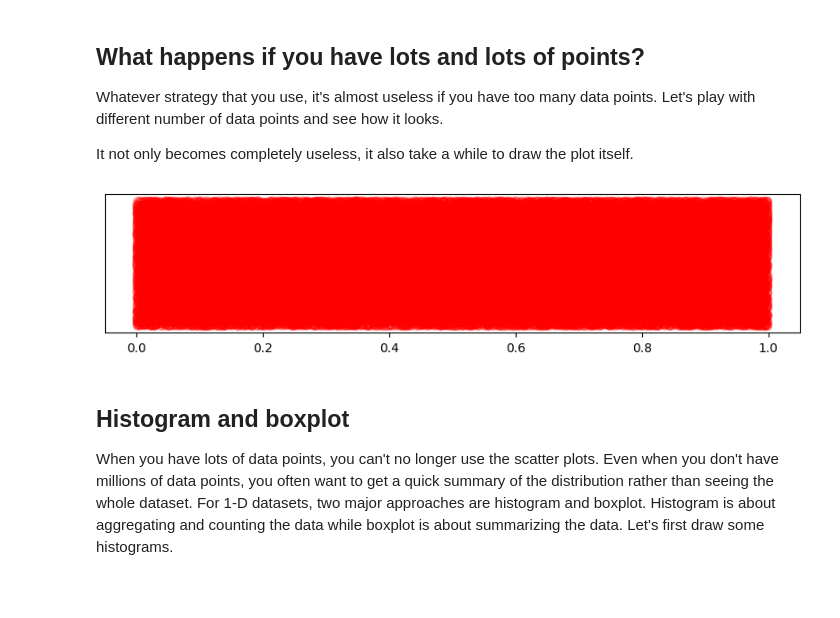
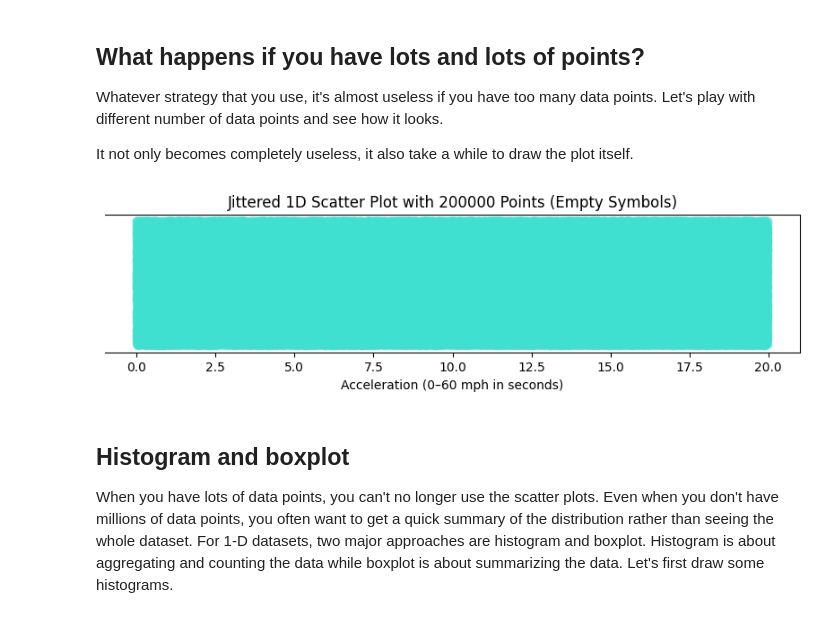
Before and after one commit to KSachin13/dataviz, a Jupyter notebook: docs/w06-encoding/assigment_m06A_visual_encoding.ipynb, the cells around one changed output. Drawn from its saved outputs; the diff is of its cells as text; code cells hidden in the pictures; blank space fills up the shorter version.

```diff
--- a/docs/w06-encoding/assigment_m06A_visual_encoding.ipynb
+++ b/docs/w06-encoding/assigment_m06A_visual_encoding.ipynb
@@ -169,15 +169,37 @@ plt.show()
 Whatever strategy that you use, it's almost useless if you have too many data points. Let's play with different number of data points and see how it looks.
 
 It not only becomes completely useless, it also take a while to draw the plot itself.
-# %%
-# TODO: play with N and see what happens.
-N = 100000
-x = np.random.rand(N)
-jittered_y = np.random.rand(N)
-
-# YOUR SOLUTION HERE
-# %% [output]
-[figure, removed]
+# %%
+# TODO: play with N and see what happens.
+#N = 100000
+N =  200000
+x = np.random.rand(N)
+jittered_y = np.random.rand(N)
+
+# YOUR SOLUTION HERE
+x = np.random.rand(N) * 20  # Acceleration values (scaled between 0 and 20)
+y = np.random.rand(N) * 0.2  # Jittered y-values
+
+# Plot with empty symbols and turquoise stroke
+plt.figure(figsize=(10, 2))
+plt.scatter(
+    x, y,
+    facecolors='none',
+    edgecolors='turquoise',
+    alpha=0.2  # Set transparency to reduce overlap visibility
+)
+
+# Clean up y-axis
+plt.yticks([])
+plt.gca().spines['left'].set_visible(False)
+
+# Labels
+plt.title(f"Jittered 1D Scatter Plot with {N} Points (Empty Symbols)")
+plt.xlabel("Acceleration (0–60 mph in seconds)")
+
+plt.show()
+# %% [output]
+[figure, added]
 # %% [markdown]
 ## Histogram and boxplot
 
```
